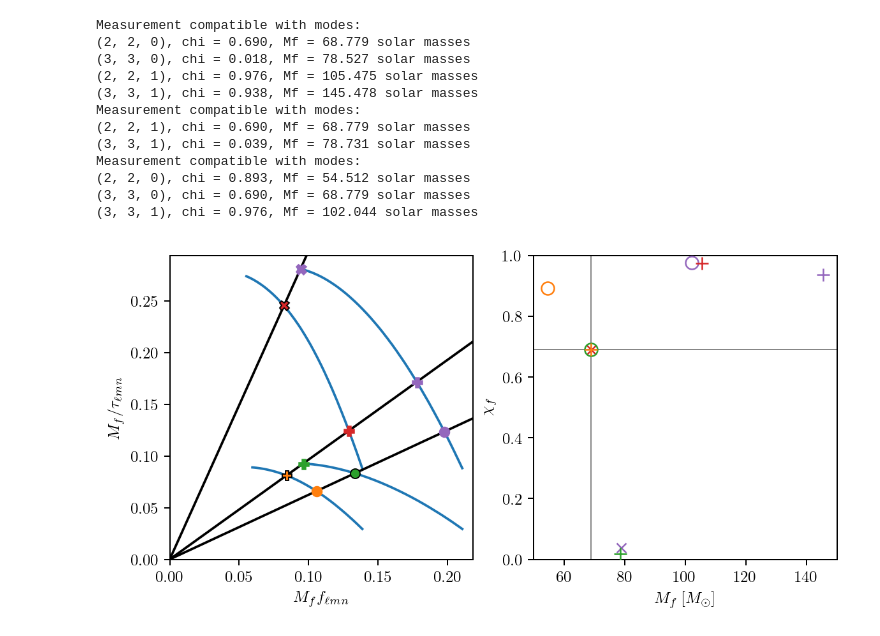
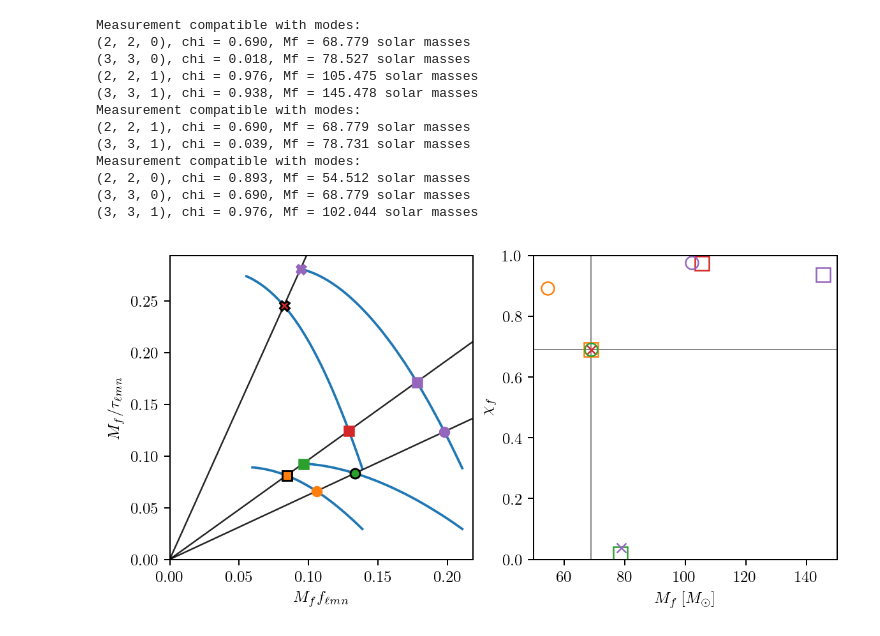
Before and after one commit to eliotfinch/thesis, a Jupyter notebook: Figures/Introduction/bh_spectroscopy.ipynb, the cells around one changed output. Drawn from its saved outputs; the diff is of its cells as text; code cells hidden in the pictures.

Commit message:
Update introduction figures

```diff
--- a/Figures/Introduction/bh_spectroscopy.ipynb
+++ b/Figures/Introduction/bh_spectroscopy.ipynb
@@ -288,9 +288,9 @@ Mf_star, chif_star = 68.779, 0.69
 
 modes = [(2,2,0), (2,2,1), (3,3,0)]
 colours = ['C3', 'C0', 'C7']
-markers_l = ['P', 'X', 'o']
-markers_r = ['+', 'x', 'o']
-markersizes = [8, 6, 8]
+markers_l = ['s', 'X', 'o']
+markers_r = ['s', 'x', 'o']
+markersizes = [9, 6, 8]
 
 for i, (l, m, n) in enumerate(modes):
 
@@ -303,7 +303,7 @@ for i, (l, m, n) in enumerate(modes):
 
     # Add the line corresponding to the measurement
     x = np.linspace(0, 1)
-    axs[0].plot(x, (np.pi/Q_star)*x, c='k')
+    axs[0].plot(x, (np.pi/Q_star)*x, c='k', lw=1, alpha=0.85)
 
     # Identify points of intersection between the measurement and the Kerr
     # spectrum
@@ -345,7 +345,7 @@ for i, (l, m, n) in enumerate(modes):
                                 # c=cmap(j/6),
                                 c=f'C{j}',
                                 markeredgecolor='k',
-                                markeredgewidth=0.75,
+                                markeredgewidth=1.2,
                                 # alpha=0.75
                             )
 
@@ -365,33 +365,33 @@ for i, (l, m, n) in enumerate(modes):
                             markers_r[i],
                             ms=markersizes[i],
                             # c=cmap(j/6),
                             c=f'C{j}',
                             fillstyle='none',
-                            zorder=10-j
+                            # zorder=10-j
                         )
 
                     j += 1
 
     print('Measurement compatible with modes:')
     for mode, chi, Mf in zip(intersected_modes, fitted_spins, fitted_masses):
         print(f'{mode}, chi = {chi:.3f}, Mf = {Mf/M_sun:.3f} solar masses')
 
 axs[1].axhline(chif_star, c='k', alpha=0.5, zorder=-10, lw=0.75)
 axs[1].axvline(Mf_star, c='k', alpha=0.5, zorder=-10, lw=0.75)
 
 fig.savefig('bh_spectroscopy.pdf', bbox_inches='tight')
 # %% [output]
 Measurement compatible with modes:
 (2, 2, 0), chi = 0.690, Mf = 68.779 solar masses
 (3, 3, 0), chi = 0.018, Mf = 78.527 solar masses
 (2, 2, 1), chi = 0.976, Mf = 105.475 solar masses
 (3, 3, 1), chi = 0.938, Mf = 145.478 solar masses
 Measurement compatible with modes:
 (2, 2, 1), chi = 0.690, Mf = 68.779 solar masses
 (3, 3, 1), chi = 0.039, Mf = 78.731 solar masses
 Measurement compatible with modes:
 (2, 2, 0), chi = 0.893, Mf = 54.512 solar masses
 (3, 3, 0), chi = 0.690, Mf = 68.779 solar masses
 (3, 3, 1), chi = 0.976, Mf = 102.044 solar masses
-[figure, old version]
+[figure, new version]
 # %%
```
Also changed, not shown: parts of 1 cell of this notebook, 7 other files.
